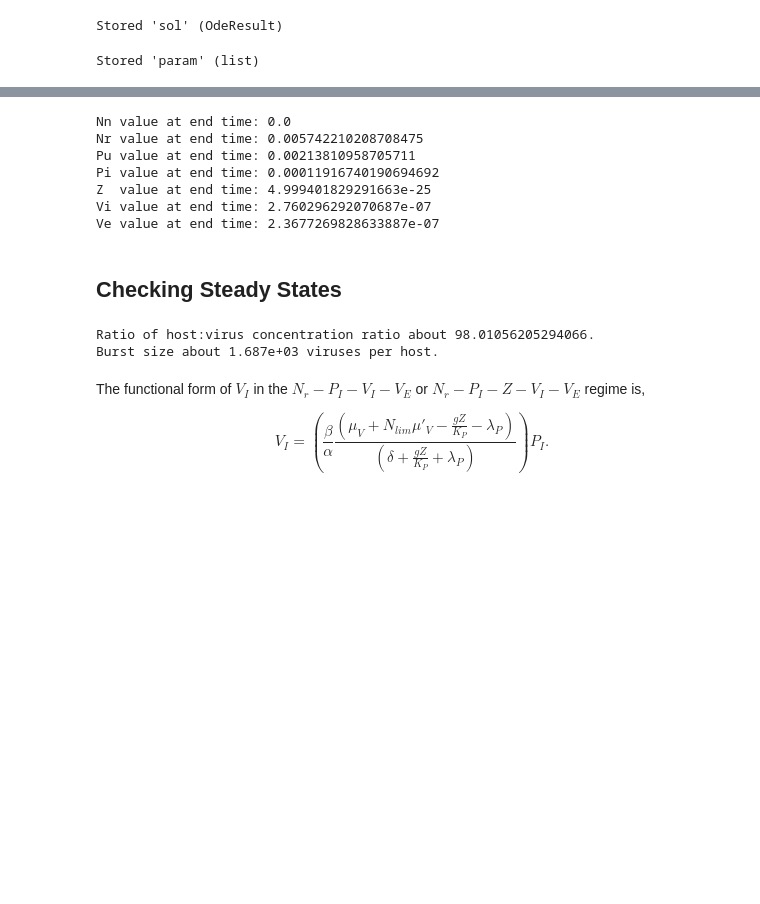
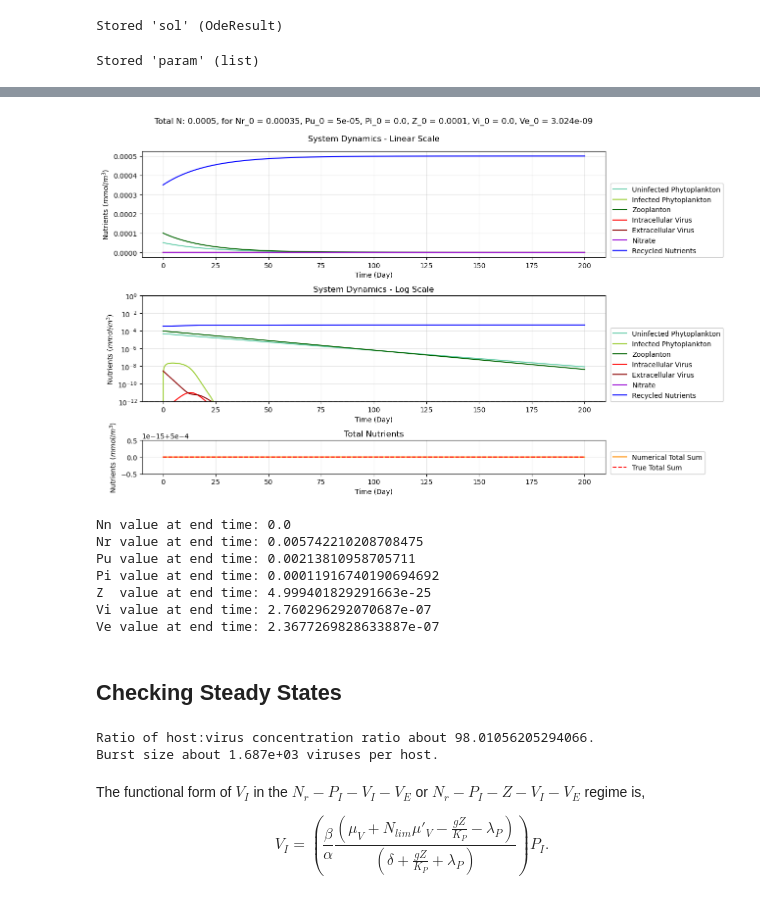
Before and after one commit to JessHolmess/NSF-GCR-Modeling-Repository, a Jupyter notebook: NPZV_Time_Dependent_Simulations.ipynb, the cells around one changed output, grey strips where cells are left out. Cells and saved outputs as stored; diff of their text form; code cells hidden in the pictures; blank space fills up the shorter version.

```diff
--- a/NPZV_Time_Dependent_Simulations.ipynb
+++ b/NPZV_Time_Dependent_Simulations.ipynb
@@ -472,3 +449,76 @@ plt.show()
+# %%
+#Other Printing Scheme
+
+%matplotlib inline
+
+N_n = sol.y[0]
+N_r = sol.y[1]
+P_U = sol.y[2] #Susceptible Hosts
+P_I = sol.y[3] #Infected Hosts
+Z   = sol.y[4] #Zooplankton
+V_I = sol.y[5] #Internal viruses from host nucleotide recycling
+                #and de novo nucleotide synthesis
+V_E = sol.y[6] #Free (extracellular) viruses
+
+fig = plt.figure(figsize = (13, 8))
+ax = fig.subplot_mosaic("""A;A;B;B;C""")
+
+###
+ax["A"].plot(sol.t, P_U, color="mediumaquamarine", label='Uninfected Phytoplankton')
+ax["A"].plot(sol.t, P_I, color="yellowgreen"     , label='Infected Phytoplankton')
+ax["A"].plot(sol.t, Z,   color="darkgreen"       , label='Zooplanton')
+ax["A"].plot(sol.t, V_I, color="red"             , label='Intracellular Virus')
+ax["A"].plot(sol.t, V_E, color="darkred"         , label='Extracellular Virus')
+ax["A"].plot(sol.t, N_n, color="darkviolet"      , label='Nitrate')
+ax["A"].plot(sol.t, N_r, color="blue"            , label='Recycled Nutrients')
+
+ax["A"].set_title('System Dynamics - Linear Scale')
+
+title = (f'Total N: {Nt_0 :.8}, '
+         f'for Nr_0 = {Nr_0:.4}, '
+         f'Pu_0 = {Pu_0:.4}, '
+         f'Pi_0 = {Pi_0:.4}, '
+         f'Z_0 = {Z_0}, '
+         f'Vi_0 = {Vi_0:.4}, '
+         f'Ve_0 = {Ve_0:.4}\n\n'
+         'System Dynamics - Linear Scale')
+
+ax["A"].set_title(title, pad=15)
+
+###
+ax["B"].plot(sol.t, P_U, color="mediumaquamarine", label='Uninfected Phytoplankton')
+ax["B"].plot(sol.t, P_I, color="yellowgreen"     , label='Infected Phytoplankton')
+ax["B"].plot(sol.t, Z,   color="darkgreen"       , label='Zooplanton')
+ax["B"].plot(sol.t, V_I, color="red"             , label='Intracellular Virus')
+ax["B"].plot(sol.t, V_E, color="darkred"         , label='Extracellular Virus')
+ax["B"].plot(sol.t, N_n, color="darkviolet"      , label='Nitrate')
+ax["B"].plot(sol.t, N_r, color="blue"            , label='Recycled Nutrients')
+
+ax["B"].axhline(y=1e-12, xmin=-20, xmax=600, c='grey', linestyle='--', alpha=.5)
+# ax["B"].axhline(y=6e-19, xmin=-20, xmax=600, c='grey', linestyle='--', alpha=.5)
+ax["B"].set_title('System Dynamics - Log Scale')
+ax["B"].set_yscale('log')
+ax["B"].set_ylim(1e-12, 1)
+
+###
+ax["C"].plot(sol.t, N_n + N_r + P_U + P_I + Z + V_I + V_E, color ='darkorange', label='Numerical Total Sum')
+ax["C"].plot(sol.t, np.full(len(sol.t), sum(z0)), '--', color = 'red', label='True Total Sum')
+
+ax["C"].set_title('Total Nutrients')
+
+for plot in ax:
+    ax[plot].set_xlabel('Time (Day)')
+    ax[plot].set_ylabel(r'Nutrients ($mmol/m^3$)')
+    # ax[plot].set_xlim(-2.5, 1000)
+
+    ax[plot].grid(alpha=.3)
+    ax[plot].legend(loc=(1.01, 0), framealpha=1)
+
+
+plt.tight_layout()
+plt.show()
+# %% [output]
+[figure, added]
 # %%
 print(f"Nn value at end time: {sol.y[0][-1]}")
 print(f"Nr value at end time: {sol.y[1][-1]}")
```
Also changed, not shown: parts of 4 cells of this notebook, 3 other files.
